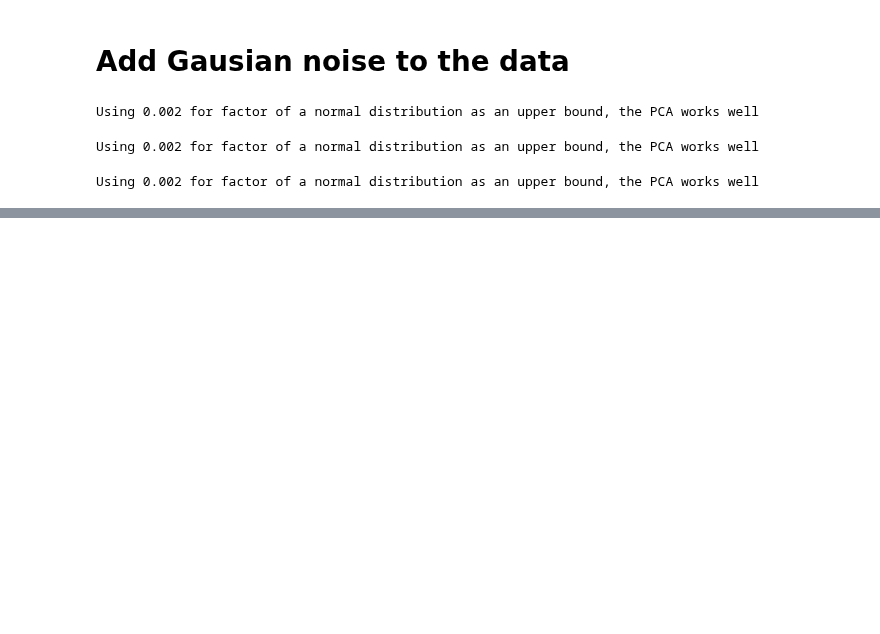
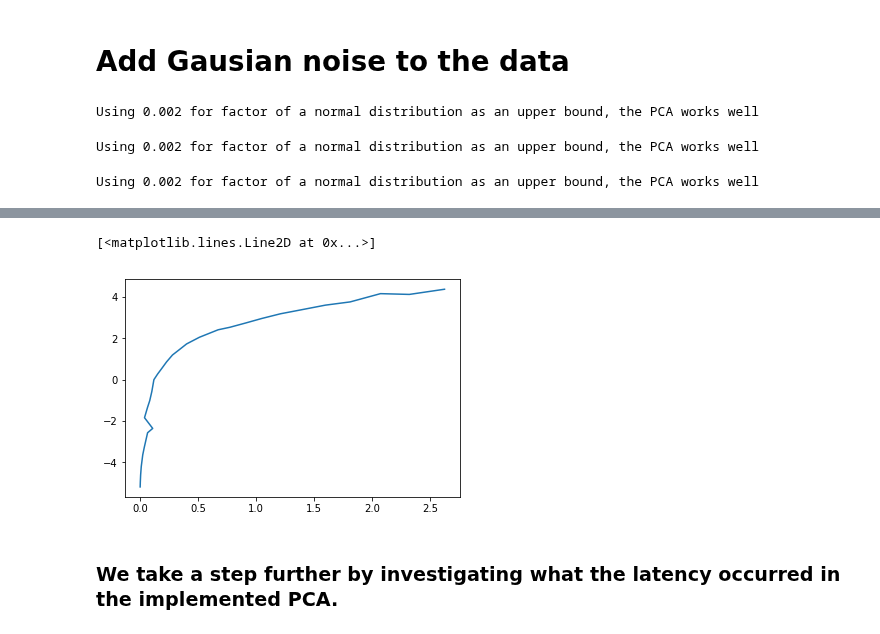
Before and after one commit to LiberTEM/LiberTEM, a Jupyter notebook: examples/pca.ipynb, the cells around one changed output, grey strips where cells are left out. Drawn from its saved outputs; the diff is of its cells as text; code cells hidden in the pictures; blank space fills up the shorter version.

```diff
--- a/examples/pca.ipynb
+++ b/examples/pca.ipynb
@@ -453,0 +616,7 @@ compare_benchmark(gamma_data)
+# %%
+plt.plot(orig, np.log(new))
+# %% [output]
+[<matplotlib.lines.Line2D at 0x...>]
+[figure, added]
+# %% [markdown]
+### We take a step further by investigating what the latency occurred in the implemented PCA.
```
Also changed, not shown: parts of 60 cells of this notebook, 1 other file.
